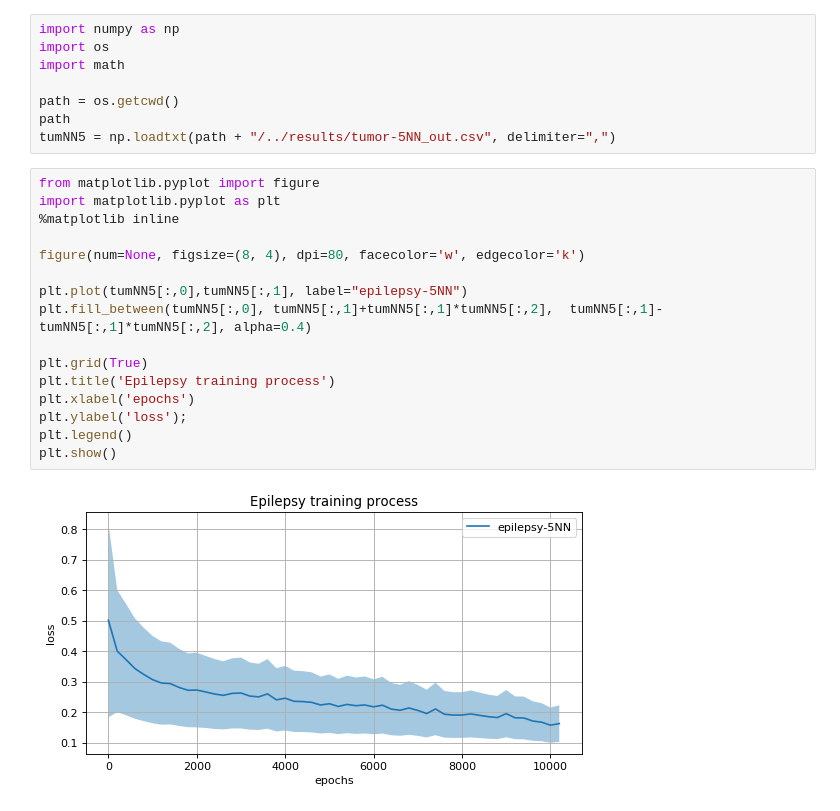
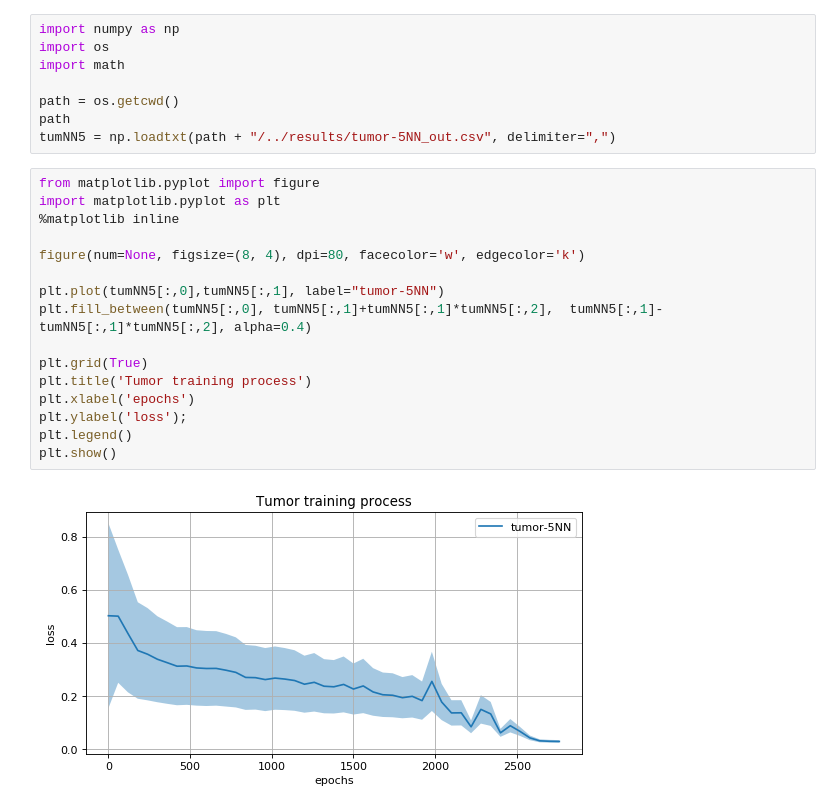
Before and after one commit to gmaggiotti/brain-disorders-prediction, a Jupyter notebook: src/tumor-results.ipynb, the cells around one changed output. Saved outputs shown, nothing was run; the diff lists cells and outputs as text.

```diff
--- a/src/tumor-results.ipynb
+++ b/src/tumor-results.ipynb
@@ -13,21 +13,21 @@ tumNN5 = np.loadtxt(path + "/../results/tumor-5NN_out.csv", delimiter=",")
 # %%
 from matplotlib.pyplot import figure
 import matplotlib.pyplot as plt
 %matplotlib inline
 
 figure(num=None, figsize=(8, 4), dpi=80, facecolor='w', edgecolor='k')
 
-plt.plot(tumNN5[:,0],tumNN5[:,1], label="epilepsy-5NN")
+plt.plot(tumNN5[:,0],tumNN5[:,1], label="tumor-5NN")
 plt.fill_between(tumNN5[:,0], tumNN5[:,1]+tumNN5[:,1]*tumNN5[:,2],  tumNN5[:,1]-tumNN5[:,1]*tumNN5[:,2], alpha=0.4)
 
 plt.grid(True)
-plt.title('Epilepsy training process')
+plt.title('Tumor training process')
 plt.xlabel('epochs')
 plt.ylabel('loss');
 plt.legend()
 plt.show()
 # %% [output]
-[figure, old version]
+[figure, new version]
 # %%
 from matplotlib.pyplot import figure
 import matplotlib.pyplot as plt
```
Also changed, not shown: parts of 2 cells of this notebook, 4 other files.
